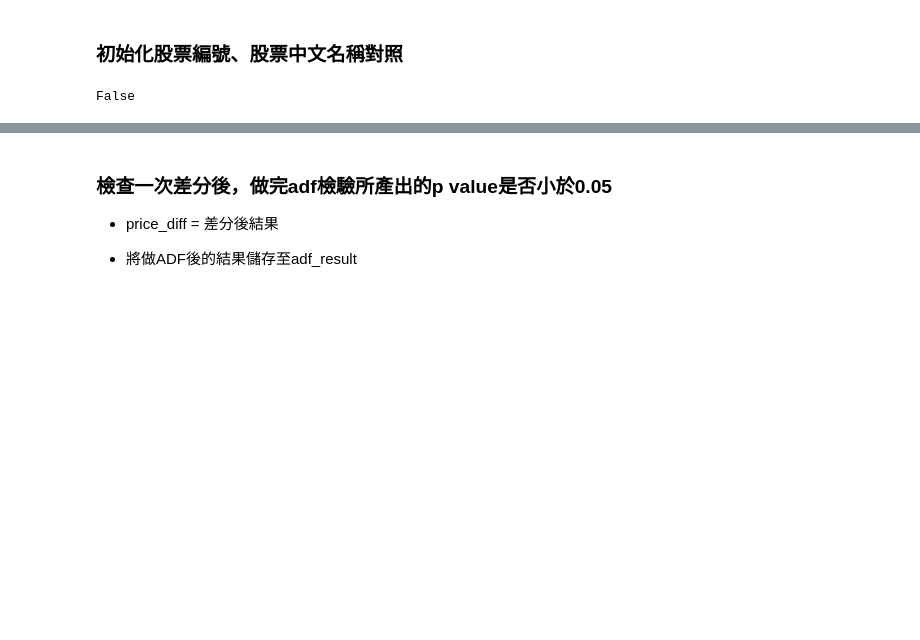
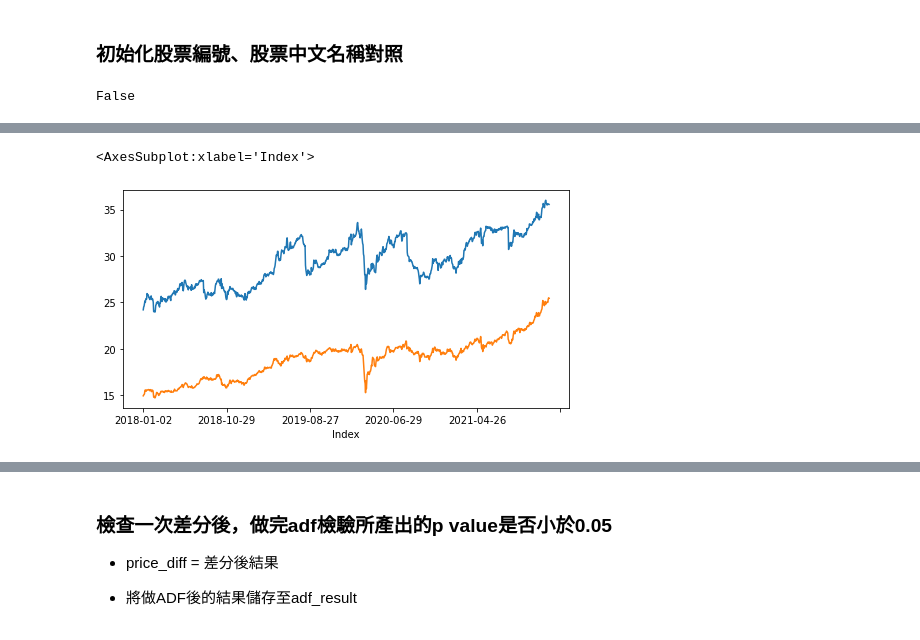
Before and after one commit to webclinic017/algoTrading_final, a Jupyter notebook: Cointegration.ipynb, the cells around one changed output, grey strips where cells are left out. Saved outputs shown, nothing was run; the diff lists cells and outputs as text; code cells hidden in the pictures; blank space fills up the shorter version.

```diff
--- a/Cointegration.ipynb
+++ b/Cointegration.ipynb
@@ -36,0 +53,8 @@ False
+# %%
+import matplotlib.pyplot as plt
+
+df.iloc[:, 30].plot(figsize=(8,4))
+df.iloc[:, 44].plot(figsize=(8,4))
+# %% [output]
+<AxesSubplot:xlabel='Index'>
+[figure, added]
```
Also changed, not shown: parts of 6 cells of this notebook, 1 other file.
